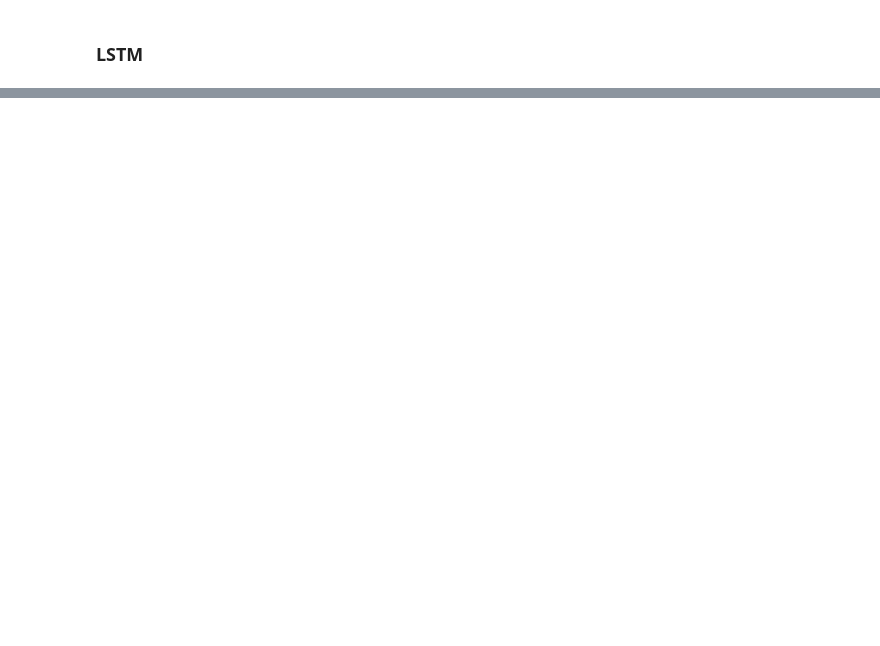
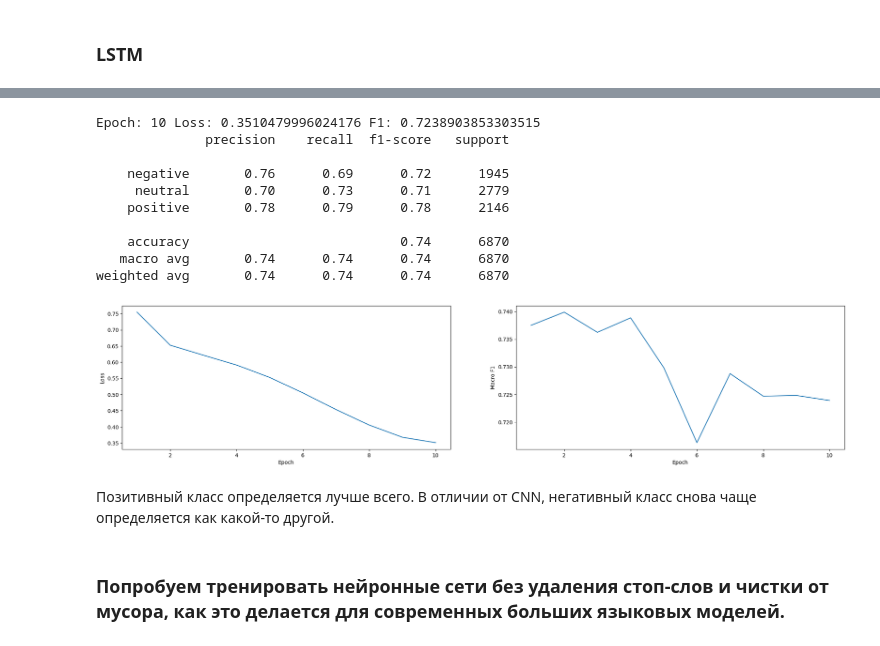
Before and after one commit to AlexSidDev/NLP_HW1, a Jupyter notebook: HW1.ipynb, the cells around one changed output, grey strips where cells are left out. Saved outputs shown, nothing was run; the diff lists cells and outputs as text; code cells hidden in the pictures; blank space fills up the shorter version.

```diff
--- a/HW1.ipynb
+++ b/HW1.ipynb
@@ -171,11 +172,11 @@ from sklearn.metrics import classification_report, f1_score
 
 
 vectorizer = TfidfVectorizer(max_features=10000, ngram_range=(1,1))
-train_X = vectorizer.fit_transform(train_data['text'])
-train_y = pd.factorize(train_data['sentiment'], sort=True)[0]
+train_X = vectorizer.fit_transform(clear_train_data['text'])
+train_y = pd.factorize(clear_train_data['sentiment'], sort=True)[0]
 
-test_X = vectorizer.transform(test_data['text'])
-test_y = pd.factorize(test_data['sentiment'], sort=True)[0]
+test_X = vectorizer.transform(clear_test_data['text'])
+test_y = pd.factorize(clear_test_data['sentiment'], sort=True)[0]
 
 print('SVC model:')
 classifier = SVC()
@@ -377 +455,12 @@ class MyLSTM(nn.Module):
         return x
+# %%
+model = MyLSTM(300, 96, 3).to(device)
+
+epochs = 10
+optim = AdamW(model.parameters(), lr=2e-3, weight_decay=0.05)
+
+num_steps = len(train_dataloader) * epochs
+scheduler = CosineAnnealingLR(optim, num_steps, 1e-7)
+
+train(model, epochs, optim, 'lstm', train_dataloader, val_dataloader, scheduler, device)
+# %% [output]
@@ -377,0 +476,15 @@ class MyLSTM(nn.Module):
+Epoch: 10 Loss: 0.3510479996024176 F1: 0.7238903853303515
+              precision    recall  f1-score   support
+
+    negative       0.76      0.69      0.72      1945
+     neutral       0.70      0.73      0.71      2779
+    positive       0.78      0.79      0.78      2146
+
+    accuracy                           0.74      6870
+   macro avg       0.74      0.74      0.74      6870
+weighted avg       0.74      0.74      0.74      6870
+[figure, added]
+# %% [markdown]
+Позитивный класс определяется лучше всего. В отличии от CNN, негативный класс снова чаще определяется как какой-то другой.
+# %% [markdown]
+### Попробуем тренировать нейронные сети без удаления стоп-слов и чистки от мусора, как это делается для современных больших языковых моделей.
```
Also changed, not shown: parts of 24 cells of this notebook, 1 other file.
